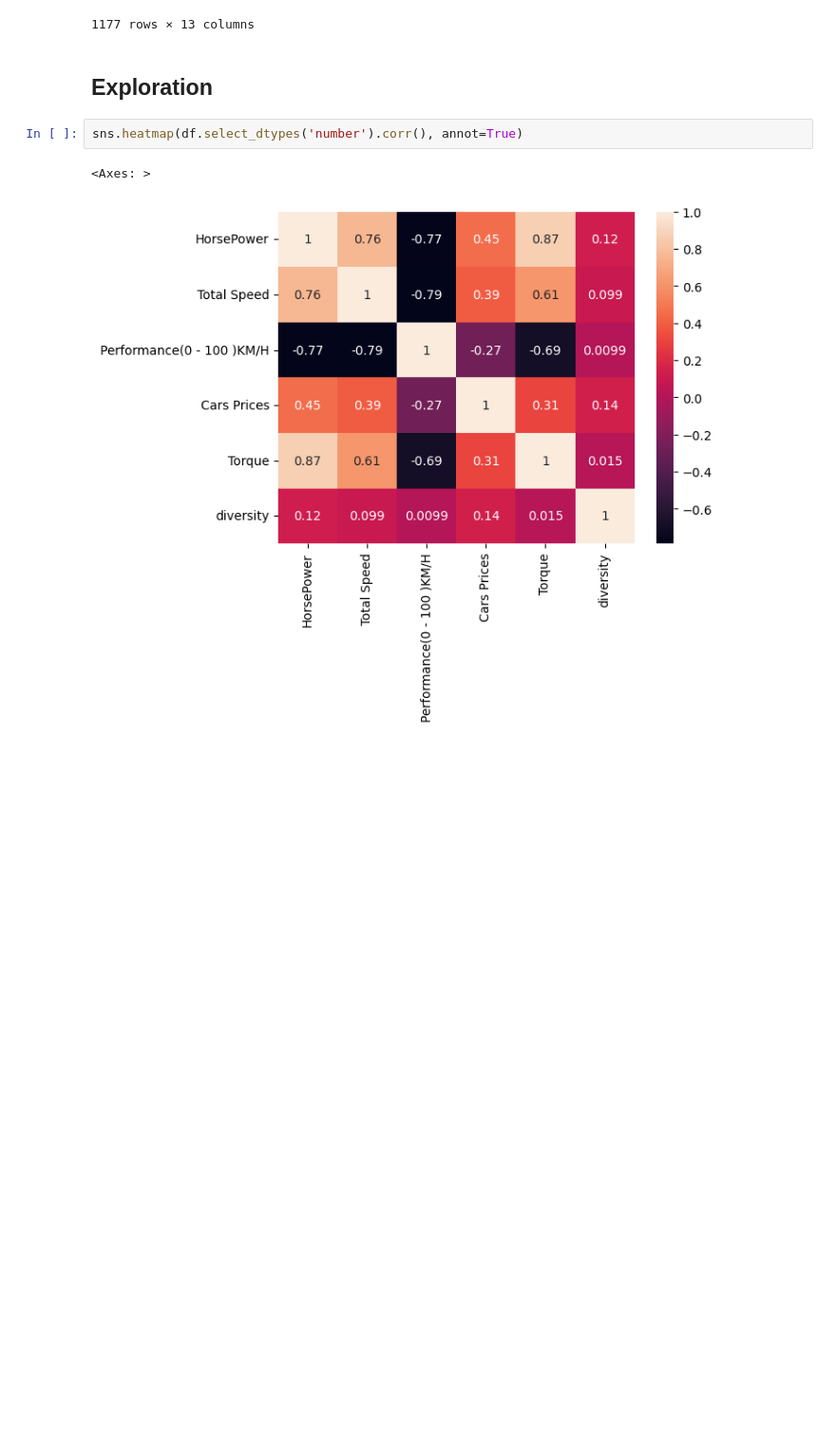
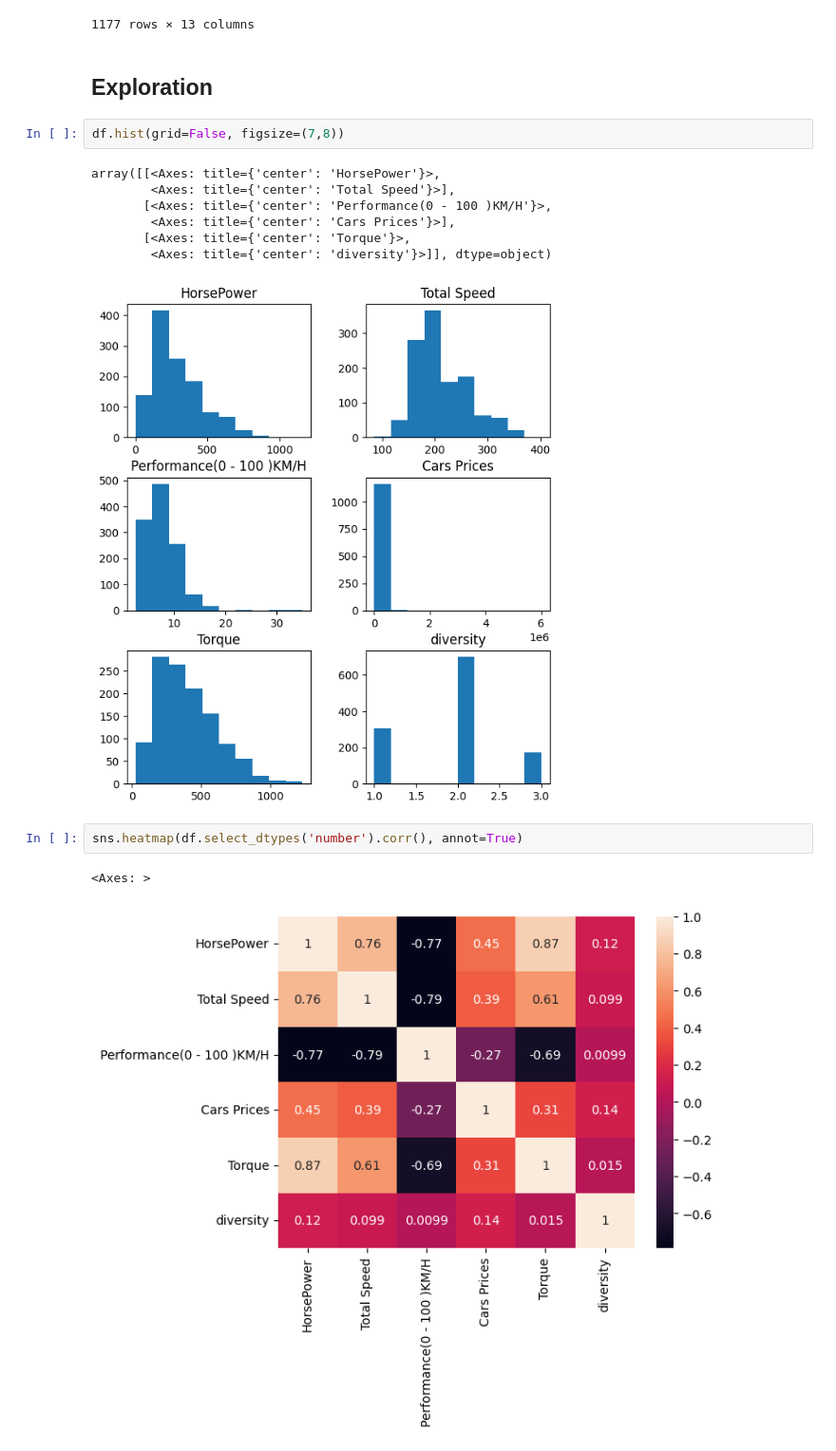
Before and after one commit to KevBoyz/data-science, a Jupyter notebook: Projects/09-cars/stat_cars.ipynb, the cells around one changed output. Shown at 95% size. Drawn from its saved outputs; the diff is of its cells as text; blank space fills up the shorter version.

```diff
--- a/Projects/09-cars/stat_cars.ipynb
+++ b/Projects/09-cars/stat_cars.ipynb
@@ -209,6 +209,16 @@ df
 1177 rows × 13 columns
 # %% [markdown]
 ## Exploration
+# %%
+df.hist(grid=False, figsize=(7,8))
+# %% [output]
+array([[<Axes: title={'center': 'HorsePower'}>,
+        <Axes: title={'center': 'Total Speed'}>],
+       [<Axes: title={'center': 'Performance(0 - 100 )KM/H'}>,
+        <Axes: title={'center': 'Cars Prices'}>],
+       [<Axes: title={'center': 'Torque'}>,
+        <Axes: title={'center': 'diversity'}>]], dtype=object)
+[figure, added]
 # %%
 sns.heatmap(df.select_dtypes('number').corr(), annot=True)
 # %% [output]
```
Also changed, not shown: parts of 4 cells of this notebook, 10 other files.
